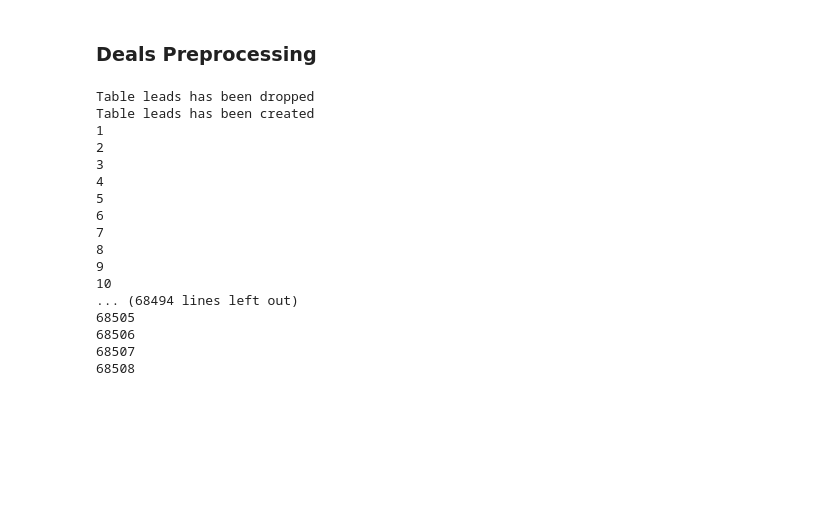
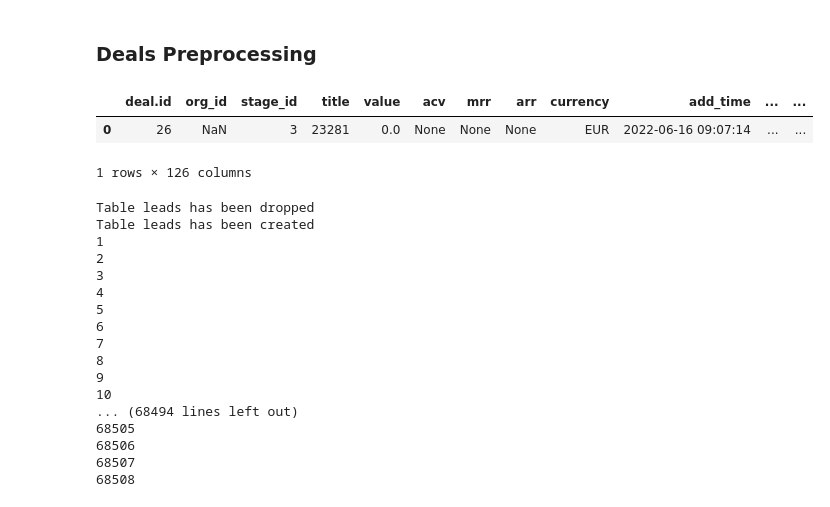
Before and after one commit to zappyrent/pipedrive, a Jupyter notebook: pipelines/Api_files.ipynb, the cells around one changed output. Cells and saved outputs as stored; diff of their text form; code cells hidden in the pictures; blank space fills up the shorter version.

```diff
--- a/pipelines/Api_files.ipynb
+++ b/pipelines/Api_files.ipynb
@@ -278,6 +270,12 @@ df_deals.rename(columns={"71c903148dc11457f69aba83f90dc9d0ee7d57fb": "available_
                 inplace=True)
 # %% [markdown]
 ### Deals Preprocessing
+# %%
+df_deals.head(1)
+# %% [output]
+|  | deal.id | org_id | stage_id | title | value | acv | mrr | arr | currency | add_time | ... | ... |
+| 0 | 26 | NaN | 3 | 23281 | 0.0 | None | None | None | EUR | 2022-06-16 09:07:14 | ... | ... |
+1 rows × 126 columns
 # %%
 df_deals['person_id.email'] = 0
 df_deals['person_id.phone'] = 0
```
Also changed, not shown: parts of 9 cells of this notebook.
